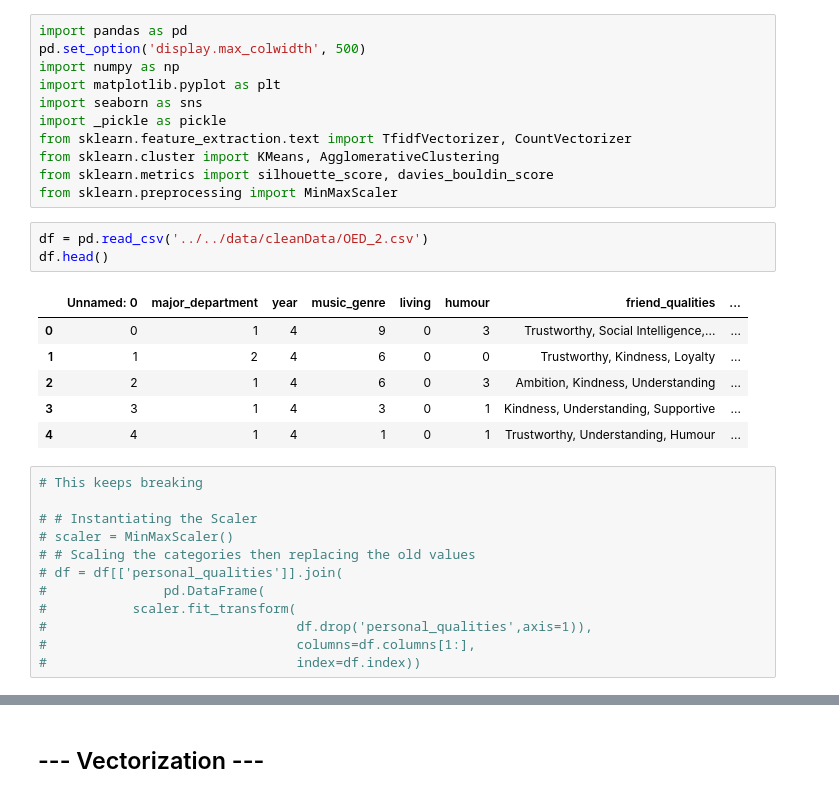
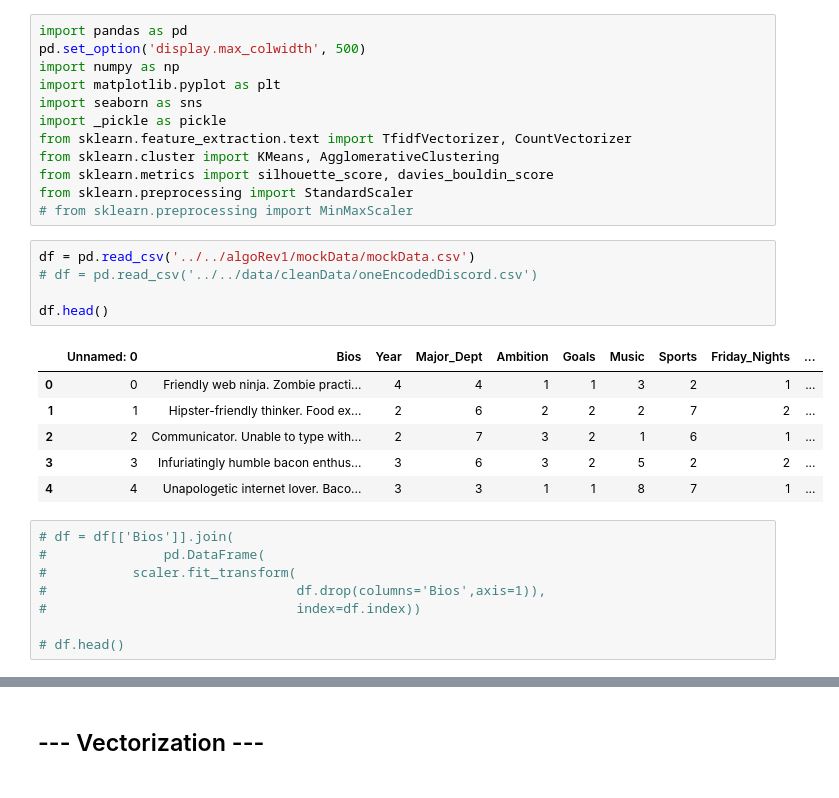
Before and after one commit to seemavora/marketAnalysis, a Jupyter notebook: clusteringAlgorithms/Surabhi/HAC.ipynb, the cells around one changed output, grey strips where cells are left out. Cells and saved outputs as stored; diff of their text form.

```diff
--- a/clusteringAlgorithms/Surabhi/HAC.ipynb
+++ b/clusteringAlgorithms/Surabhi/HAC.ipynb
@@ -8,26 +8,25 @@ import _pickle as pickle
 from sklearn.feature_extraction.text import TfidfVectorizer, CountVectorizer
 from sklearn.cluster import KMeans, AgglomerativeClustering
 from sklearn.metrics import silhouette_score, davies_bouldin_score
-from sklearn.preprocessing import MinMaxScaler
+from sklearn.preprocessing import StandardScaler
+# from sklearn.preprocessing import MinMaxScaler
 # %%
-df = pd.read_csv('../../data/cleanData/OED_2.csv')
+df = pd.read_csv('../../algoRev1/mockData/mockData.csv')
+# df = pd.read_csv('../../data/cleanData/oneEncodedDiscord.csv')
+
 df.head()
 # %% [output]
-|  | Unnamed: 0 | major_department | year | music_genre | living | humour | friend_qualities | ... |
-| 0 | 0 | 1 | 4 | 9 | 0 | 3 | Trustworthy, Social Intelligence,... | ... |
-| 1 | 1 | 2 | 4 | 6 | 0 | 0 | Trustworthy, Kindness, Loyalty | ... |
-| 2 | 2 | 1 | 4 | 6 | 0 | 3 | Ambition, Kindness, Understanding | ... |
-| 3 | 3 | 1 | 4 | 3 | 0 | 1 | Kindness, Understanding, Supportive | ... |
-| 4 | 4 | 1 | 4 | 1 | 0 | 1 | Trustworthy, Understanding, Humour | ... |
+|  | Unnamed: 0 | Bios | Year | Major_Dept | Ambition | Goals | Music | Sports | Friday_Nights | ... |
+| 0 | 0 | Friendly web ninja. Zombie practi... | 4 | 4 | 1 | 1 | 3 | 2 | 1 | ... |
+| 1 | 1 | Hipster-friendly thinker. Food ex... | 2 | 6 | 2 | 2 | 2 | 7 | 2 | ... |
+| 2 | 2 | Communicator. Unable to type with... | 2 | 7 | 3 | 2 | 1 | 6 | 1 | ... |
+| 3 | 3 | Infuriatingly humble bacon enthus... | 3 | 6 | 3 | 2 | 5 | 2 | 2 | ... |
+| 4 | 4 | Unapologetic internet lover. Baco... | 3 | 3 | 1 | 1 | 8 | 7 | 1 | ... |
 # %%
-# This keeps breaking
-
-# # Instantiating the Scaler
-# scaler = MinMaxScaler()
-# # Scaling the categories then replacing the old values
-# df = df[['personal_qualities']].join(
+# df = df[['Bios']].join(
 #               pd.DataFrame(
 #           scaler.fit_transform(
-#                                df.drop('personal_qualities',axis=1)),
-#                                columns=df.columns[1:],
+#                                df.drop(columns='Bios',axis=1)),
 #                                index=df.index))
+
+# df.head()
```
Also changed, not shown: parts of 18 cells of this notebook, 1 other file.
